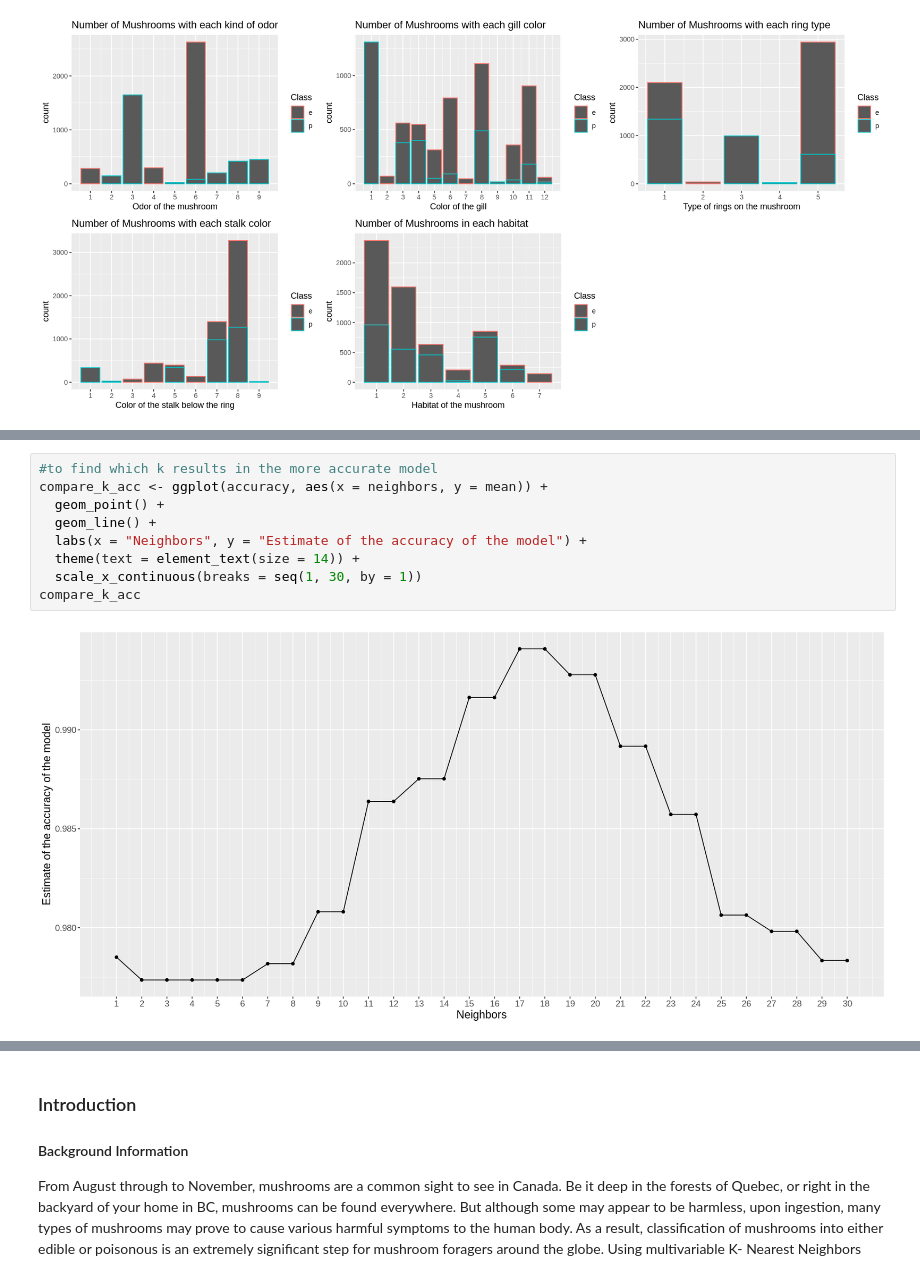
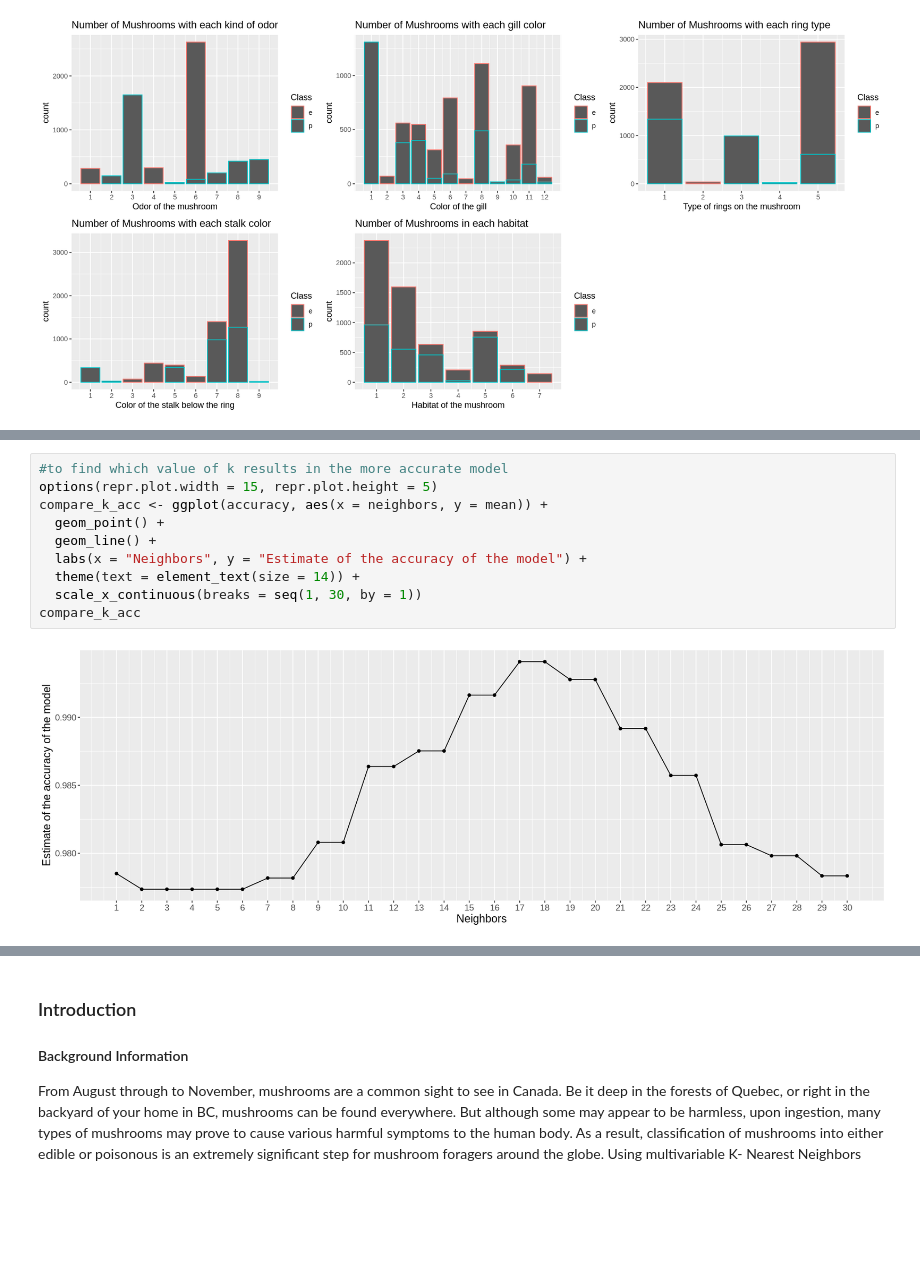
Before and after one commit to alexcw-5/DSCI-100-Group-Project, a Jupyter notebook: Report.ipynb, the cells around one changed output, grey strips where cells are left out. Cells and saved outputs as stored; diff of their text form; blank space fills up the shorter version.

```diff
--- a/Report.ipynb
+++ b/Report.ipynb
@@ -169,12 +151,13 @@ A tibble: 30 × 7
 # %%
-#to find which k results in the more accurate model
+#to find which value of k results in the more accurate model
+options(repr.plot.width = 15, repr.plot.height = 5)
 compare_k_acc <- ggplot(accuracy, aes(x = neighbors, y = mean)) +
   geom_point() +
   geom_line() +
   labs(x = "Neighbors", y = "Estimate of the accuracy of the model") +
   theme(text = element_text(size = 14)) +
   scale_x_continuous(breaks = seq(1, 30, by = 1))
 compare_k_acc
 # %% [output]
-[figure, old version]
+[figure, new version]
 # %%
```
Also changed, not shown: parts of 2 cells of this notebook.
